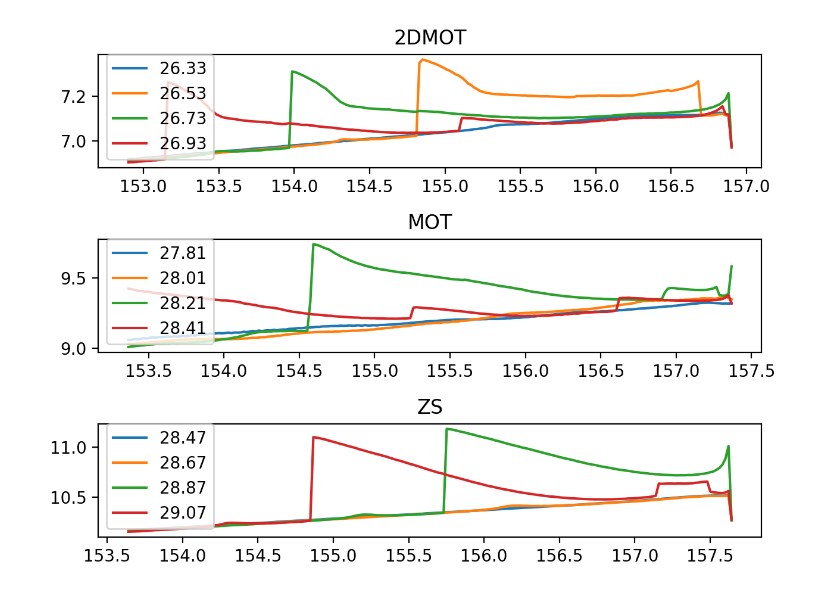
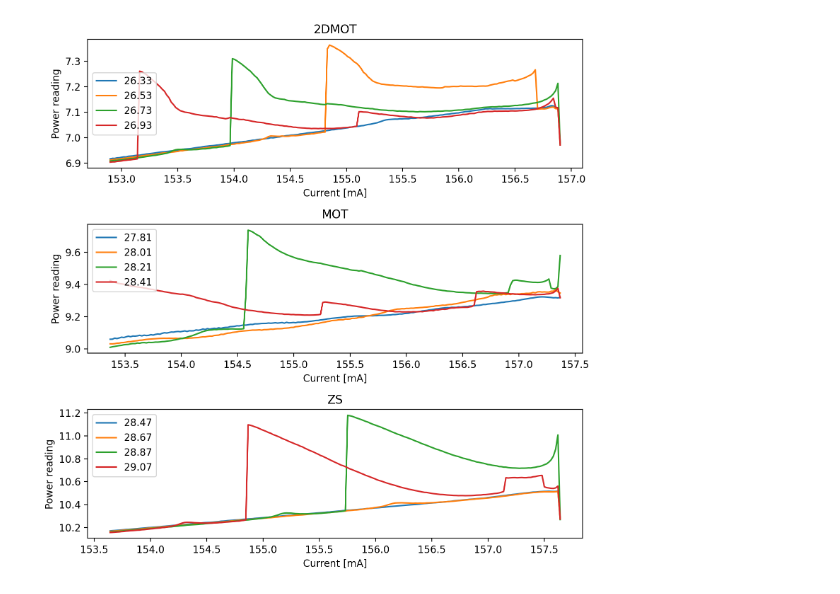
Before and after one commit to sronelab/pro8000_blues, a Jupyter notebook: T-I_measurement/data_analysis.ipynb, the cells around one changed output. Saved outputs shown, nothing was run; the diff lists cells and outputs as text; code cells hidden in the pictures.

```diff
--- a/T-I_measurement/data_analysis.ipynb
+++ b/T-I_measurement/data_analysis.ipynb
@@ -10,15 +10,17 @@ for fname in fnames:
     with open(fname) as f:
         data.append(json.load(f))
 # %%
-fig , axes = plt.subplots(3, 1, dpi=200)
+fig , axes = plt.subplots(3, 1, dpi=200, figsize=(8, 8
+))
 for d in data:
     ii = 0
     for channel in d:
         axes[ii].plot(channel["I_measured"], channel["P_measured"], label=
                       np.round(channel["T_measured"], decimals=2))
         axes[ii].set_title(channel["name"])
+        axes[ii].set(xlabel="Current [mA]", ylabel="Power reading")
         axes[ii].legend()
         ii += 1
 fig.tight_layout()
 # %% [output]
-[figure, old version]
+[figure, new version]
```
